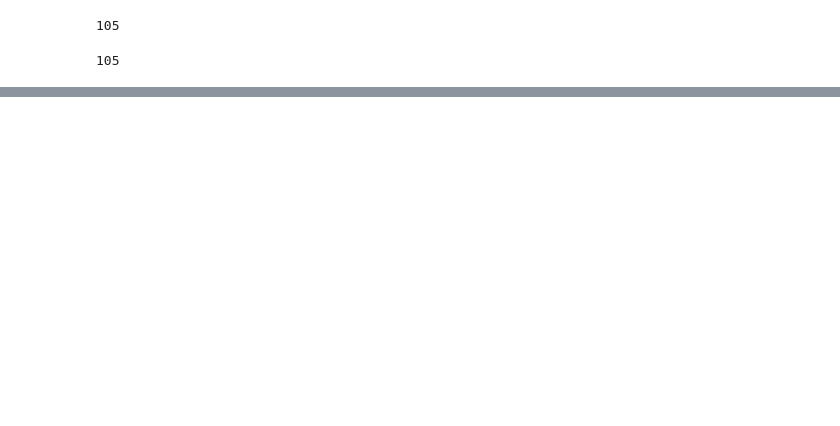
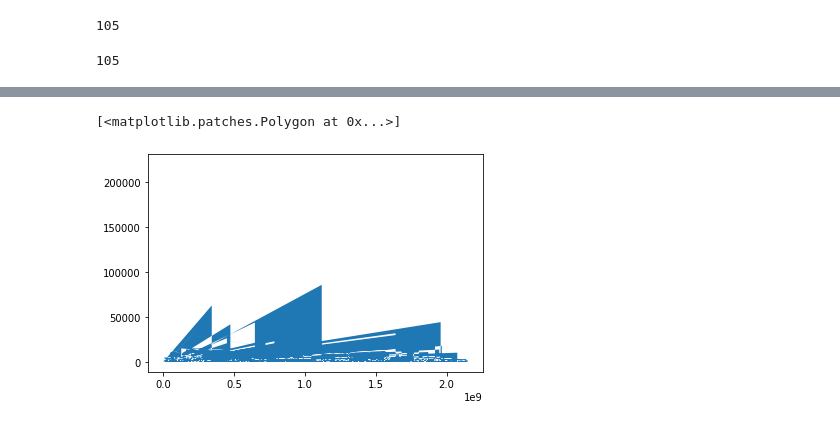
Before and after one commit to davidwederstrandtsr/Xtra_projects, a Jupyter notebook: kickstarter-exercise.ipynb, the cells around one changed output, grey strips where cells are left out. Drawn from its saved outputs; the diff is of its cells as text; code cells hidden in the pictures; blank space fills up the shorter version.

```diff
--- a/kickstarter-exercise.ipynb
+++ b/kickstarter-exercise.ipynb
@@ -131,0 +212,5 @@ df.head()
+# %%
+plt.fill(success_fail_df.ID, success_fail_df.backers)
+# %% [output]
+[<matplotlib.patches.Polygon at 0x...>]
+[figure, added]
```
Also changed, not shown: parts of 25 cells of this notebook.
